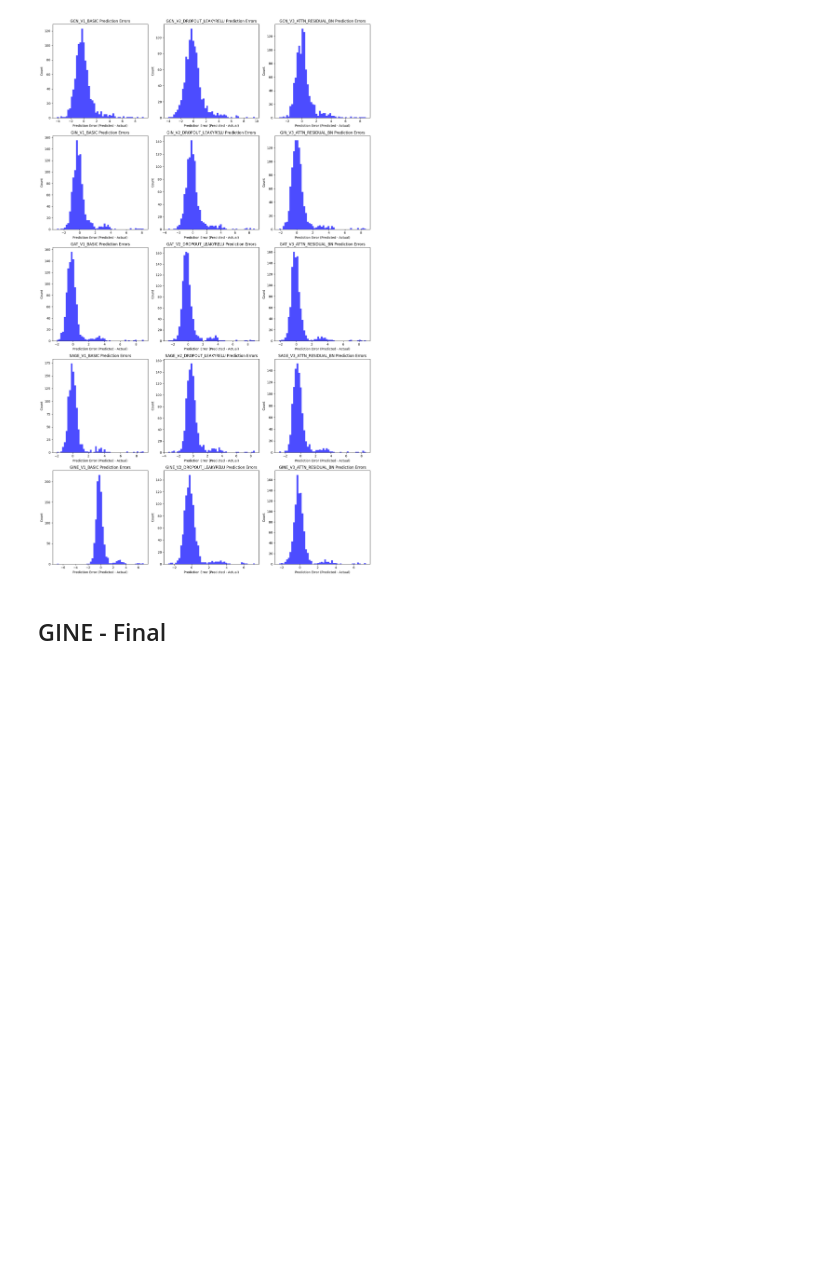
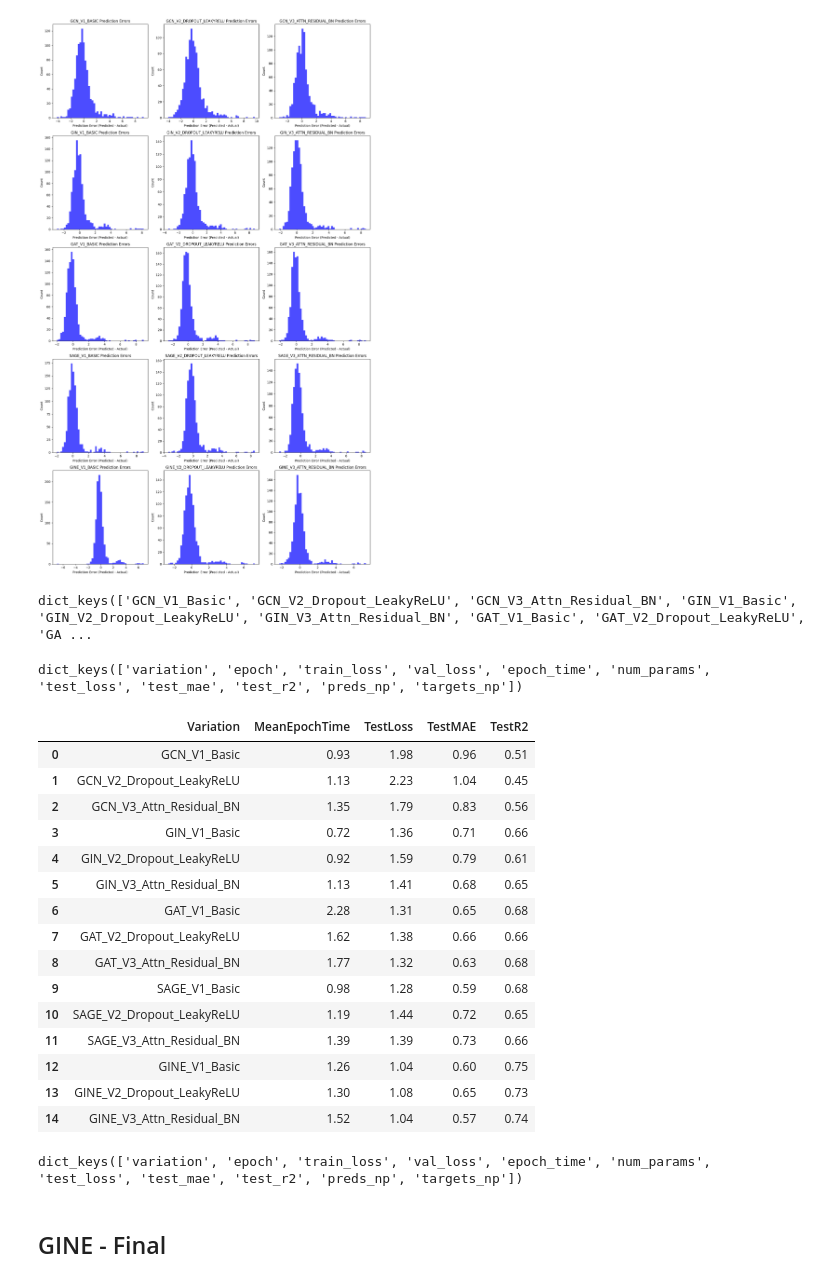
Before and after one commit to aabdelsameia1/GNN, a Jupyter notebook: notebooks/models.ipynb, the cells around one changed output. Saved outputs shown, nothing was run; the diff lists cells and outputs as text; code cells hidden in the pictures; blank space fills up the shorter version.

```diff
--- a/notebooks/models.ipynb
+++ b/notebooks/models.ipynb
@@ -610,10 +608,5 @@ gine_v3_params = {
 # %%
-import torch
-import os
-from model import get_model
-
-device = "cuda" if torch.cuda.is_available() else "cpu"
-save_dir = "../data/experiments"
+save_dir = "data/experiments"
 
 ###############################################################################
 # GCN V1
@@ -1122,3 +1115,11 @@ plt.savefig("../images/comparative_y_hist.pdf", format="pdf", bbox_inches="tight
 plt.show()
 # %% [output]
 [figure]
+# %%
+all_results.keys()
+# %% [output]
+dict_keys(['GCN_V1_Basic', 'GCN_V2_Dropout_LeakyReLU', 'GCN_V3_Attn_Residual_BN', 'GIN_V1_Basic', 'GIN_V2_Dropout_LeakyReLU', 'GIN_V3_Attn_Residual_BN', 'GAT_V1_Basic', 'GAT_V2_Dropout_LeakyReLU', 'GA ...
+# %%
+all_results['GCN_V1_Basic'].keys()
+# %% [output]
+dict_keys(['variation', 'epoch', 'train_loss', 'val_loss', 'epoch_time', 'num_params', 'test_loss', 'test_mae', 'test_r2', 'preds_np', 'targets_np'])
@@ -1125,3 +1128,48 @@ plt.show()
+# %%
+import pandas as pd
+import numpy as np
+
+# Sample keys in all_results[var_name]:
+# ['variation', 'epoch', 'train_loss', 'val_loss',
+#  'epoch_time', 'num_params', 'test_loss', 'test_mae', 'test_r2',
+#  'preds_np', 'targets_np']
+
+data_rows = []
+
+for var_name, info_dict in all_results.items():
+    row = {
+        "Variation": var_name,
+        "MeanEpochTime": np.round(np.mean(info_dict["epoch_time"]), 2),
+        "TestLoss": np.round(info_dict["test_loss"], 2),
+        "TestMAE": np.round(info_dict["test_mae"], 2),
+        "TestR2": np.round(info_dict["test_r2"], 2)
+
+    }
+    data_rows.append(row)
+
+df_results = pd.DataFrame(data_rows)
+df_results
+# %% [output]
+|  | Variation | MeanEpochTime | TestLoss | TestMAE | TestR2 |
+| 0 | GCN_V1_Basic | 0.93 | 1.98 | 0.96 | 0.51 |
+| 1 | GCN_V2_Dropout_LeakyReLU | 1.13 | 2.23 | 1.04 | 0.45 |
+| 2 | GCN_V3_Attn_Residual_BN | 1.35 | 1.79 | 0.83 | 0.56 |
+| 3 | GIN_V1_Basic | 0.72 | 1.36 | 0.71 | 0.66 |
+| 4 | GIN_V2_Dropout_LeakyReLU | 0.92 | 1.59 | 0.79 | 0.61 |
+| 5 | GIN_V3_Attn_Residual_BN | 1.13 | 1.41 | 0.68 | 0.65 |
+| 6 | GAT_V1_Basic | 2.28 | 1.31 | 0.65 | 0.68 |
+| 7 | GAT_V2_Dropout_LeakyReLU | 1.62 | 1.38 | 0.66 | 0.66 |
+| 8 | GAT_V3_Attn_Residual_BN | 1.77 | 1.32 | 0.63 | 0.68 |
+| 9 | SAGE_V1_Basic | 0.98 | 1.28 | 0.59 | 0.68 |
+| 10 | SAGE_V2_Dropout_LeakyReLU | 1.19 | 1.44 | 0.72 | 0.65 |
+| 11 | SAGE_V3_Attn_Residual_BN | 1.39 | 1.39 | 0.73 | 0.66 |
+| 12 | GINE_V1_Basic | 1.26 | 1.04 | 0.60 | 0.75 |
+| 13 | GINE_V2_Dropout_LeakyReLU | 1.30 | 1.08 | 0.65 | 0.73 |
+| 14 | GINE_V3_Attn_Residual_BN | 1.52 | 1.04 | 0.57 | 0.74 |
+# %%
+all_results['GCN_V1_Basic'].keys()
+# %% [output]
+dict_keys(['variation', 'epoch', 'train_loss', 'val_loss', 'epoch_time', 'num_params', 'test_loss', 'test_mae', 'test_r2', 'preds_np', 'targets_np'])
 # %% [markdown]
 ## GINE - Final
 # %%
```
Also changed, not shown: parts of 8 cells of this notebook, 3 other files.
